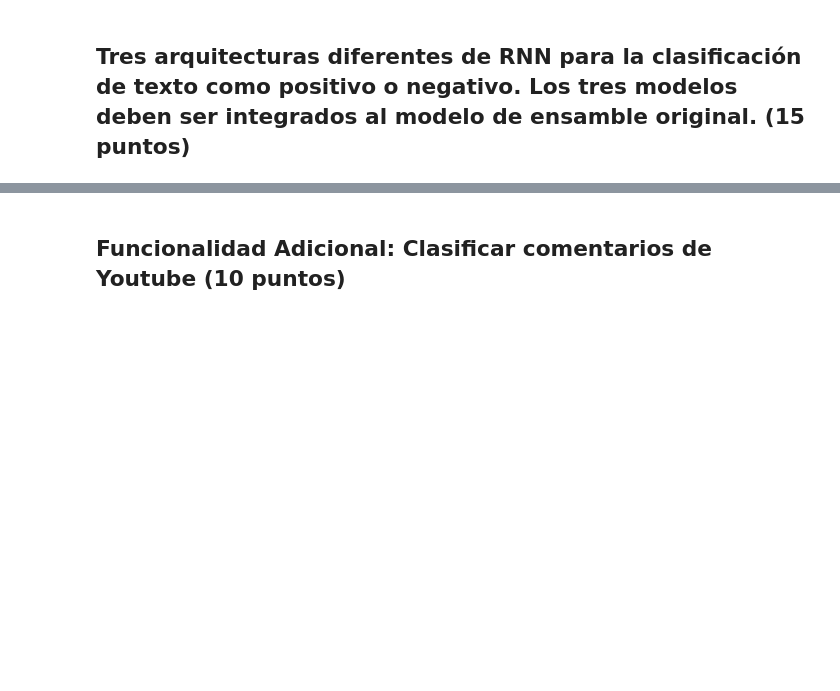
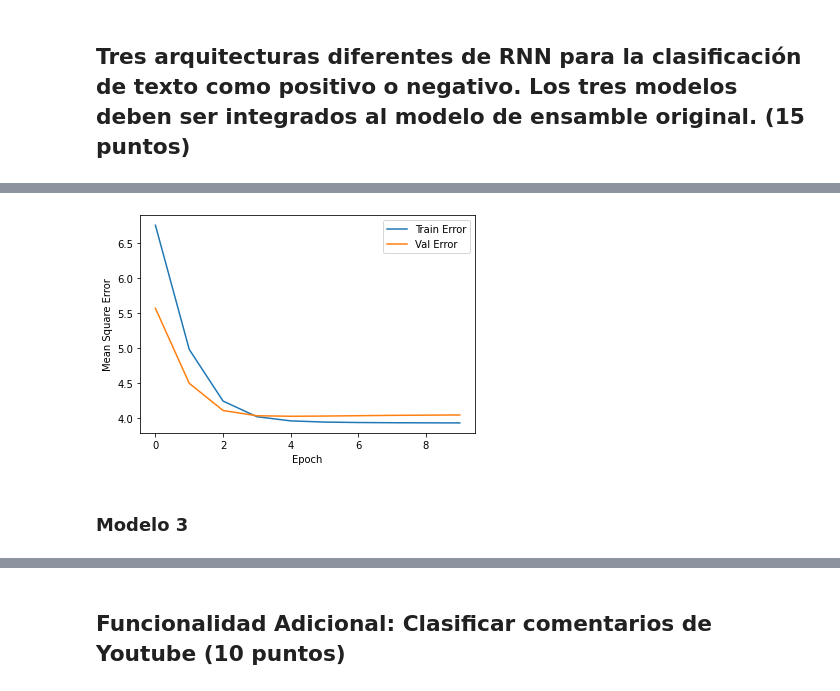
Before and after one commit to Donsr97/integrador2, a Jupyter notebook: Integrador_2.ipynb, the cells around one changed output, grey strips where cells are left out. Drawn from its saved outputs; the diff is of its cells as text; code cells hidden in the pictures; blank space fills up the shorter version.

```diff
--- a/Integrador_2.ipynb
+++ b/Integrador_2.ipynb
@@ -436,0 +650,22 @@ The California wildfires are an ongoing disaster and this thread will serve as t
+# %%
+#Build Keras Model
+
+import keras
+from keras import Sequential
+from keras.layers import Dense
+from keras.layers import Embedding
+from keras.layers import Input
+
+
+from keras import optimizers
+
+model2 = Sequential()
+model2.add(Embedding(5000, 32, input_length=X_train.shape[1]))
+model2.add(Dense(units=8, activation='sigmoid'))
+model2.add(Dense(units=32, activation='softmax'))
+model2.add(Dense(units=1,activation='linear'))
+model2.compile(optimizer="adam", loss='mean_squared_error',  metrics=['mae','mse'])
+
+model2.build()
+# Model summary for number of parameters use in the algorithm
+model2.summary()
@@ -436,0 +689,2 @@ The California wildfires are an ongoing disaster and this thread will serve as t
+# %%
+history2=model2.fit(X_train,y_train,batch_size=128, validation_data=(X_test, y_test), epochs=10, verbose=2)
@@ -436,0 +709,16 @@ The California wildfires are an ongoing disaster and this thread will serve as t
+# %%
+def plot_history(history):
+    hist = pd.DataFrame(history.history)
+    hist['epoch'] = history.epoch
+    plt.figure()
+    plt.xlabel('Epoch')
+    plt.ylabel('Mean Square Error')
+    plt.plot(hist['epoch'], hist['mse'], label='Train Error')
+    plt.plot(hist['epoch'], hist['val_mse'], label = 'Val Error')
+    plt.legend()
+
+plot_history(history2)
+# %% [output]
+[figure, added]
+# %% [markdown]
+### Modelo 3
```
Also changed, not shown: parts of 28 cells of this notebook.
